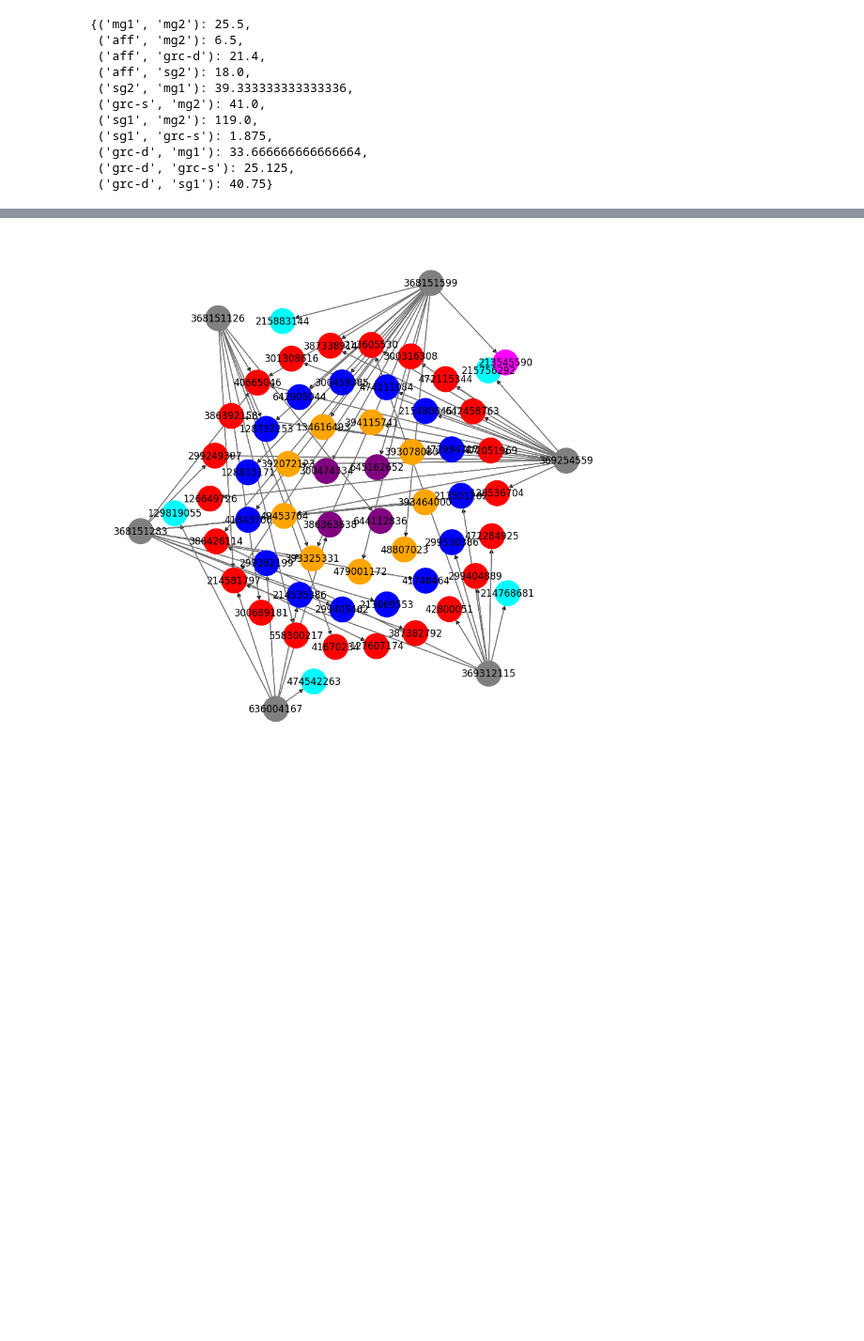
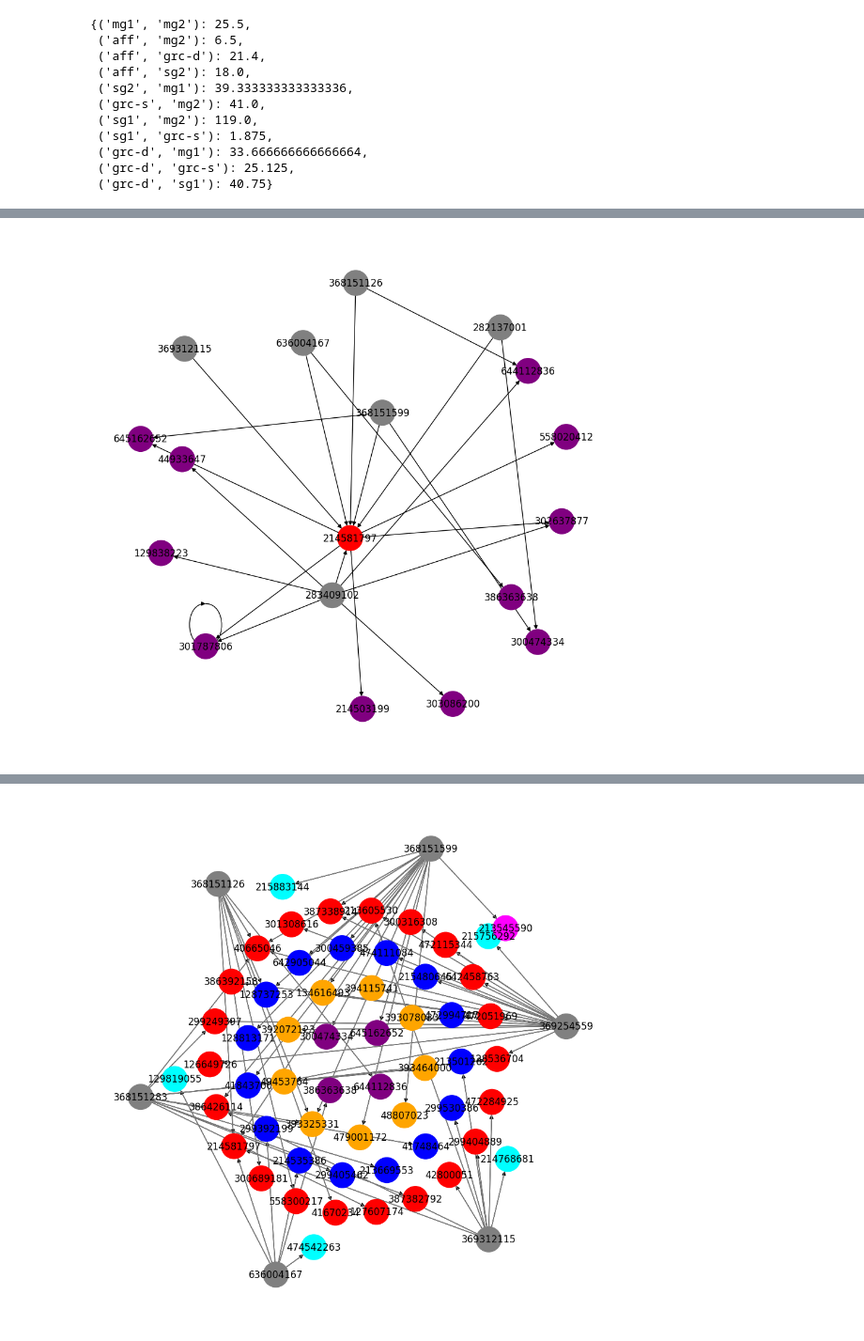
Before and after one commit to neurologic/eCREST, a Jupyter notebook: Network-X.ipynb, the cells around one changed output, grey strips where cells are left out. Shown at 94% size. Saved outputs shown, nothing was run; the diff lists cells and outputs as text; code cells hidden in the pictures; blank space fills up the shorter version.

```diff
--- a/Network-X.ipynb
+++ b/Network-X.ipynb
@@ -735,0 +801,84 @@ msg_extra_pfs
+# %%
+subgraph = G.subgraph(set(subgraph_nodes))
+# %%
+# Find all simple paths in the subgraph
+all_paths = []
+for source in subgraph.nodes():
+    for target in subgraph.nodes():
+        if source != target:
+            paths = nx.all_simple_paths(subgraph, source=source, target=target)
+            path_with_types = []
+            for path in paths:
+                path_with_types = [(n, subgraph.nodes[n]['cell_type']) for n in path]
+            all_paths.append(path_with_types)
+
+# print(all_paths)
+
+# for path in nx.all_simple_paths(graph, source=source, target=target, cutoff=max_steps):
+#                 path_with_types = [(n, graph.nodes[n]['cell_type']) for n in path]
+#                 paths.append(path_with_types)
+# %%
+# Create a new figure for the graph
+plt.figure(figsize=(9,9))
+
+# # Create a subgraph with only nodes in the paths
+# subgraph_nodes = set(node[0] for path in paths for node in path)
+# subgraph = G.subgraph(subgraph_nodes)
+
+# Get node colors based on node_name
+node_colors = {node[0]: 'gray' if node[1] == 'pf'
+               else 'red' if node[1] == 'mg2'
+               else 'magenta' if node[1] == 'sg2'
+               else 'purple' if node[1] == 'lg'
+               else 'blue' if node[1] == 'mg1'
+               else 'cyan' if node[1] == 'sg1'
+               else 'orange' if node[1] == 'lf'
+               else 'black'
+               for path in all_paths for node in path}
+
+# Get edge colors based on the starting node's node_name
+edge_colors = {edge[0][0]: node_colors[edge[0][0]] for path in paths for edge in zip(path, path[1:])}
+
+
+# Manually set node positions in concentric circles
+lg_nodes = [node for node, name in node_colors.items() if name == 'purple']
+mg2_nodes = [node for node, name in node_colors.items() if name == 'red']
+sg2_nodes = [node for node, name in node_colors.items() if name == 'magenta']
+lf_nodes = [node for node, name in node_colors.items() if name == 'orange']
+mg1_nodes = [node for node, name in node_colors.items() if name == 'blue']
+sg1_nodes = [node for node, name in node_colors.items() if name == 'cyan']
+pf_nodes = [node for node, name in node_colors.items() if name == 'gray']
+other_nodes = [node for node, name in node_colors.items() if name == 'black']
+
+pos_specs = {
+    'lf':(4,lf_nodes),
+    'lg':(4,lg_nodes),
+    'mg1':(0,mg1_nodes),
+    'mg2':(0,mg2_nodes),
+    'sg1':(5,sg1_nodes),
+    'sg2':(5.5,sg2_nodes),
+    'pf':(6,pf_nodes)
+}
+
+pos = {}
+
+for k,v in pos_specs.items():
+
+    radius = v[0]#int(k)  # Adjust the radius based on your preference
+    node_list = v[1]
+    theta = np.linspace(0, 2 * np.pi, len(node_list), endpoint=False) + random.random()
+    for i, node in enumerate(node_list):
+        pos[node] = (radius * np.cos(theta[i]), radius * np.sin(theta[i]))
+
+# Draw the subgraph with node and edge colors
+nx.draw(subgraph, pos=nx.spring_layout(subgraph,k=2), with_labels=True, node_color=[node_colors[node] for node in subgraph.nodes()], node_size=1000)
+
+# Plot each path on top of the subgraph with specified edge colors
+# for path in paths:
+#     edges = [(path[i][0], path[i + 1][0]) for i in range(len(path) - 1)]
+#     nx.draw_networkx_edges(subgraph, pos= nx.spring_layout(subgraph,k=2), edgelist=edges, edge_color=[edge_colors[edge[0][0]] for edge in zip(path, path[1:])], width=1)
+
+# Display the subgraph
+plt.show()
+# %% [output]
+[figure, added]
```
Also changed, not shown: parts of 103 cells of this notebook, 6 other files.
